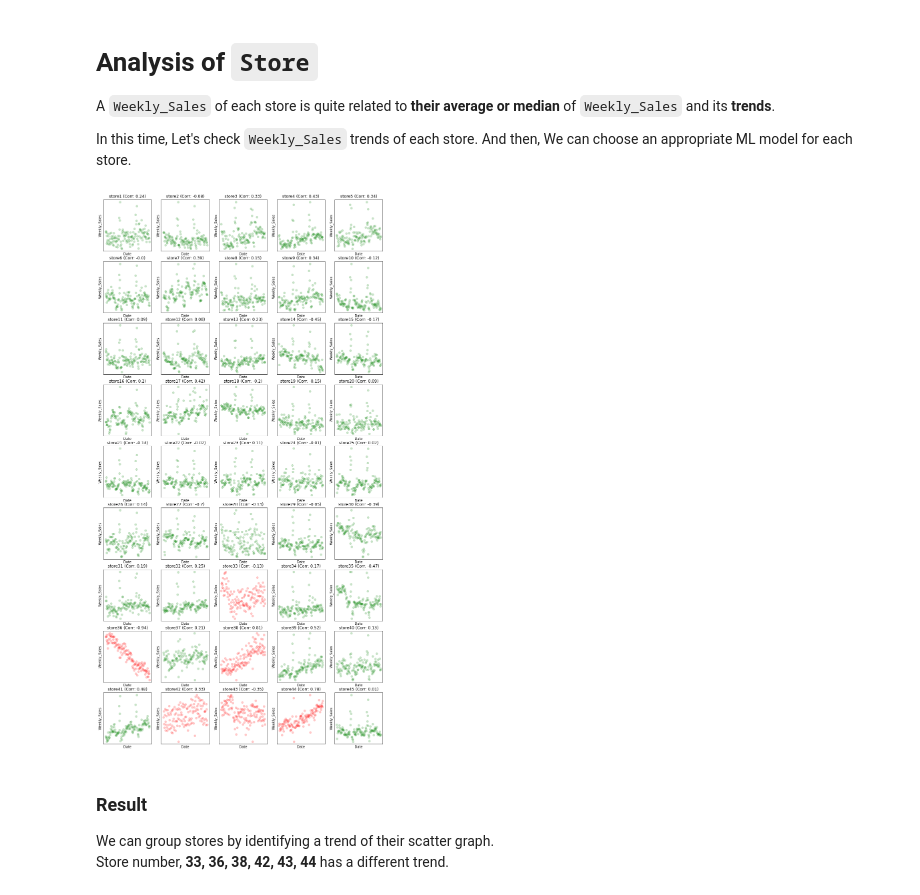
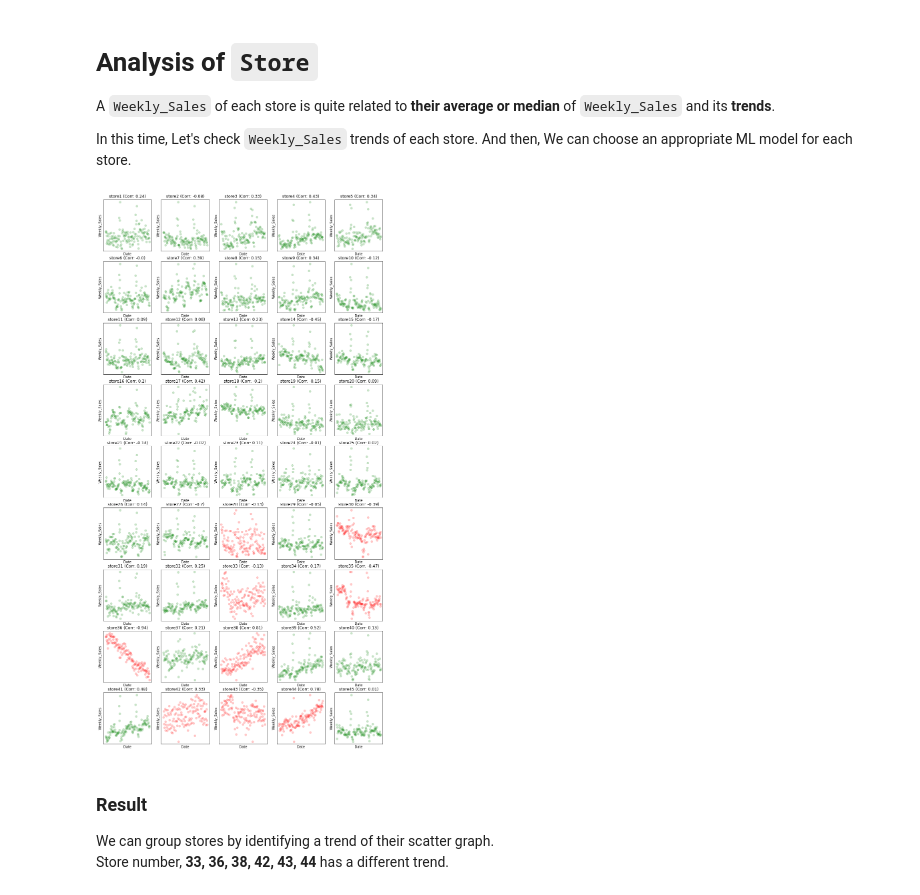
Before and after one commit to jinkyusung/store-sales-forcasting, a Jupyter notebook: features-analysis/Store-trends.ipynb, the cells around one changed output. Saved outputs shown, nothing was run; the diff lists cells and outputs as text; code cells hidden in the pictures.

```diff
--- a/features-analysis/Store-trends.ipynb
+++ b/features-analysis/Store-trends.ipynb
@@ -30,35 +30,35 @@ train["Month"] = train["Date"].apply(lambda x: date_split(x)[1])
 train["Year"] = train["Date"].apply(lambda x: date_split(x)[2])
 
 train["Week"] = train["Date"].apply(date_to_week)
 train["Weekly_Sales"] = np.log1p(train["Weekly_Sales"])
 train = train.drop(columns=['id'])
 
 
 
-diff = [33, 36, 38, 42, 43, 44]
+diff = [28,30,33,35,36,38,42,43,44]
 
 plt.figure(figsize=(15, 30))
 for store in range(1, 46):
     store_df = train[train["Store"] == store]
     correlation = store_df.corr()["Week"].loc["Weekly_Sales"].round(2)
 
     # Set canvas of each plot
     ax = plt.subplot(9, 5, store)
     plt.title(f"store{store} (Corr: {correlation})")
     ax.axes.xaxis.set_ticks([])
     ax.axes.yaxis.set_ticks([])
     plt.xlabel("Date")
     plt.ylabel("Weekly_Sales")
 
     # Set color
     color = "green"
     if store in diff:
         color = "red"
 
     # Draw each plot
     plt.scatter(store_df["Week"], y=store_df["Weekly_Sales"], c=color, alpha=0.2)
 # %% [output]
-[figure, old version]
+[figure, new version]
 # %% [markdown]
 ### Result
 We can group stores by identifying a trend of their scatter graph.
```
Also changed, not shown: 1 other file.
